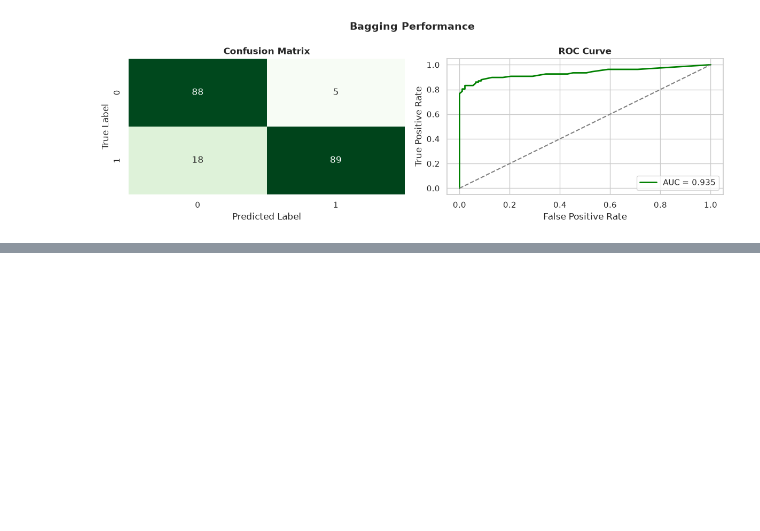
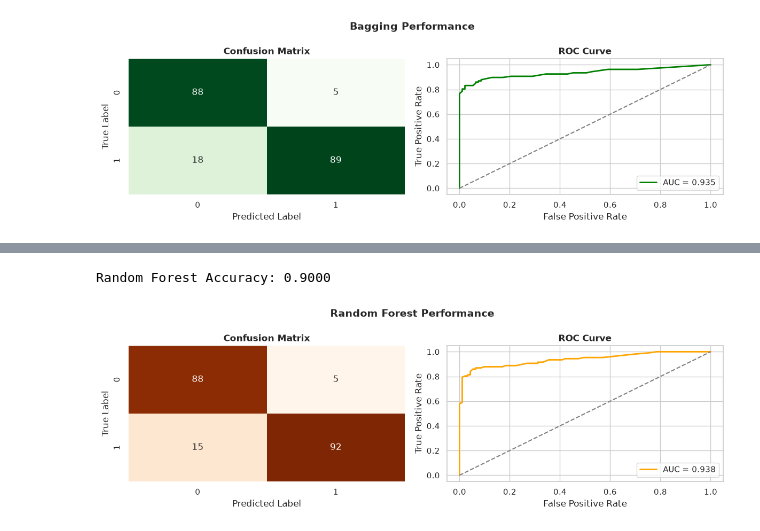
Before and after one commit to Jquishpeq923/Machine-Learning-6-SIN-A-Mar-Jul-2026, a Jupyter notebook: overview.ipynb, the cells around one changed output, grey strips where cells are left out. Drawn from its saved outputs; the diff is of its cells as text; code cells hidden in the pictures; blank space fills up the shorter version.

Commit message:
Wip: Random Forest

```diff
--- a/overview.ipynb
+++ b/overview.ipynb
@@ -139,0 +149,39 @@ Bagging Accuracy: 0.8850
+# %%
+from sklearn.ensemble import RandomForestClassifier
+
+# Train the model
+rf_model = RandomForestClassifier(n_estimators=100, random_state=42)
+rf_model.fit(X_train, y_train)
+
+# Predict
+preds_rf = rf_model.predict(X_test)
+probs_rf = rf_model.predict_proba(X_test)[:, 1]
+
+print(f"Random Forest Accuracy: {accuracy_score(y_test, preds_rf):.4f}")
+
+# Setup Figure
+fig, axes = plt.subplots(1, 2, figsize=(12, 4))
+
+# Graph 1: Confusion Matrix
+cm_rf = confusion_matrix(y_test, preds_rf)
+sns.heatmap(cm_rf, annot=True, fmt='d', cmap='Oranges', cbar=False, ax=axes[0])
+axes[0].set_title('Confusion Matrix', fontweight='bold')
+axes[0].set_xlabel('Predicted Label')
+axes[0].set_ylabel('True Label')
+
+# Graph 2: ROC Curve
+fpr, tpr, _ = roc_curve(y_test, probs_rf)
+roc_auc = auc(fpr, tpr)
+axes[1].plot(fpr, tpr, color='orange', lw=2, label=f'AUC = {roc_auc:.3f}')
+axes[1].plot([0, 1], [0, 1], color='gray', linestyle='--')
+axes[1].set_title('ROC Curve', fontweight='bold')
+axes[1].set_xlabel('False Positive Rate')
+axes[1].set_ylabel('True Positive Rate')
+axes[1].legend(loc="lower right")
+
+fig.suptitle('Random Forest Performance', fontsize=14, fontweight='bold')
+plt.tight_layout()
+plt.show()
+# %% [output]
+Random Forest Accuracy: 0.9000
+[figure, added]
```
Also changed, not shown: parts of 1 cell of this notebook.
